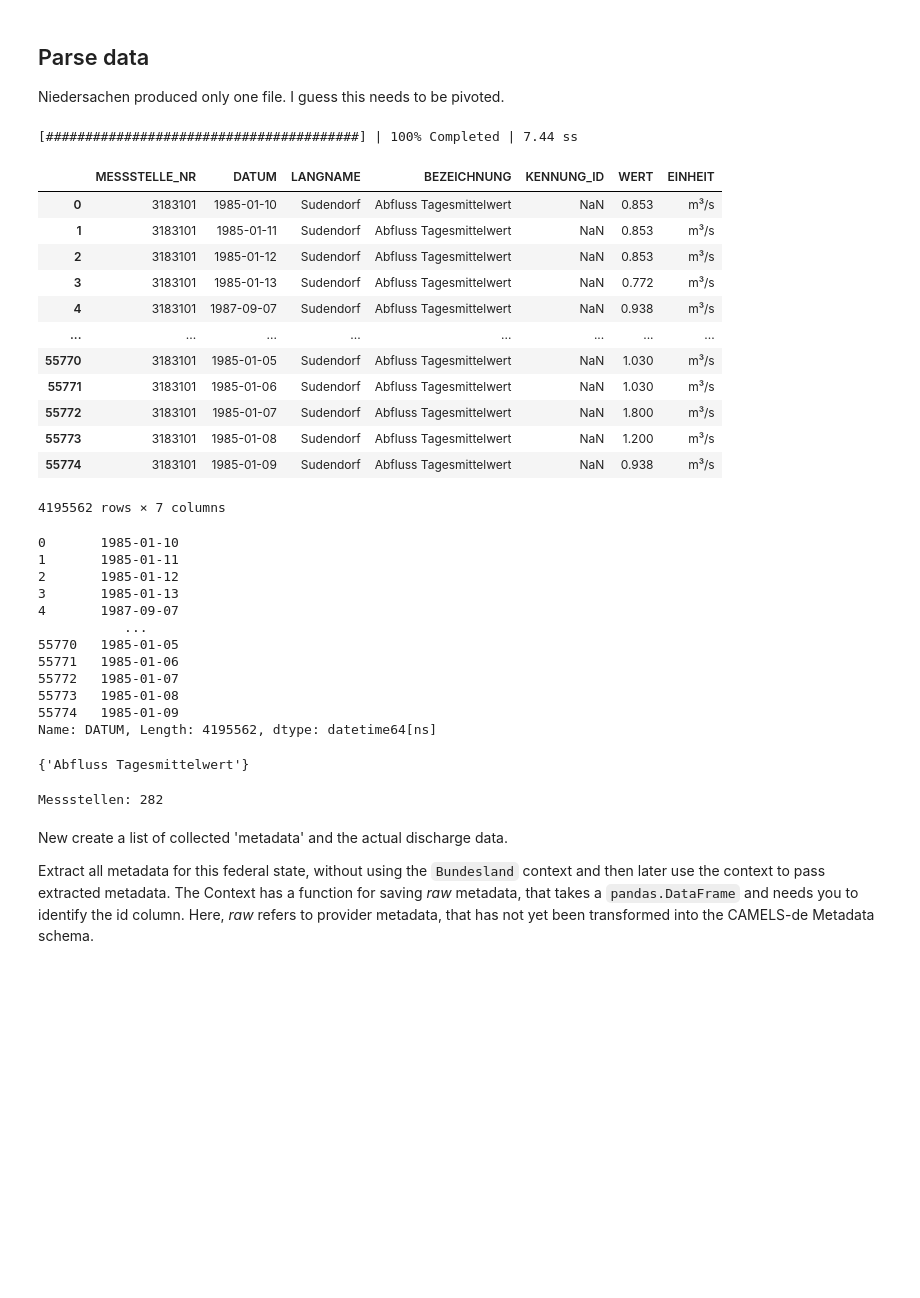
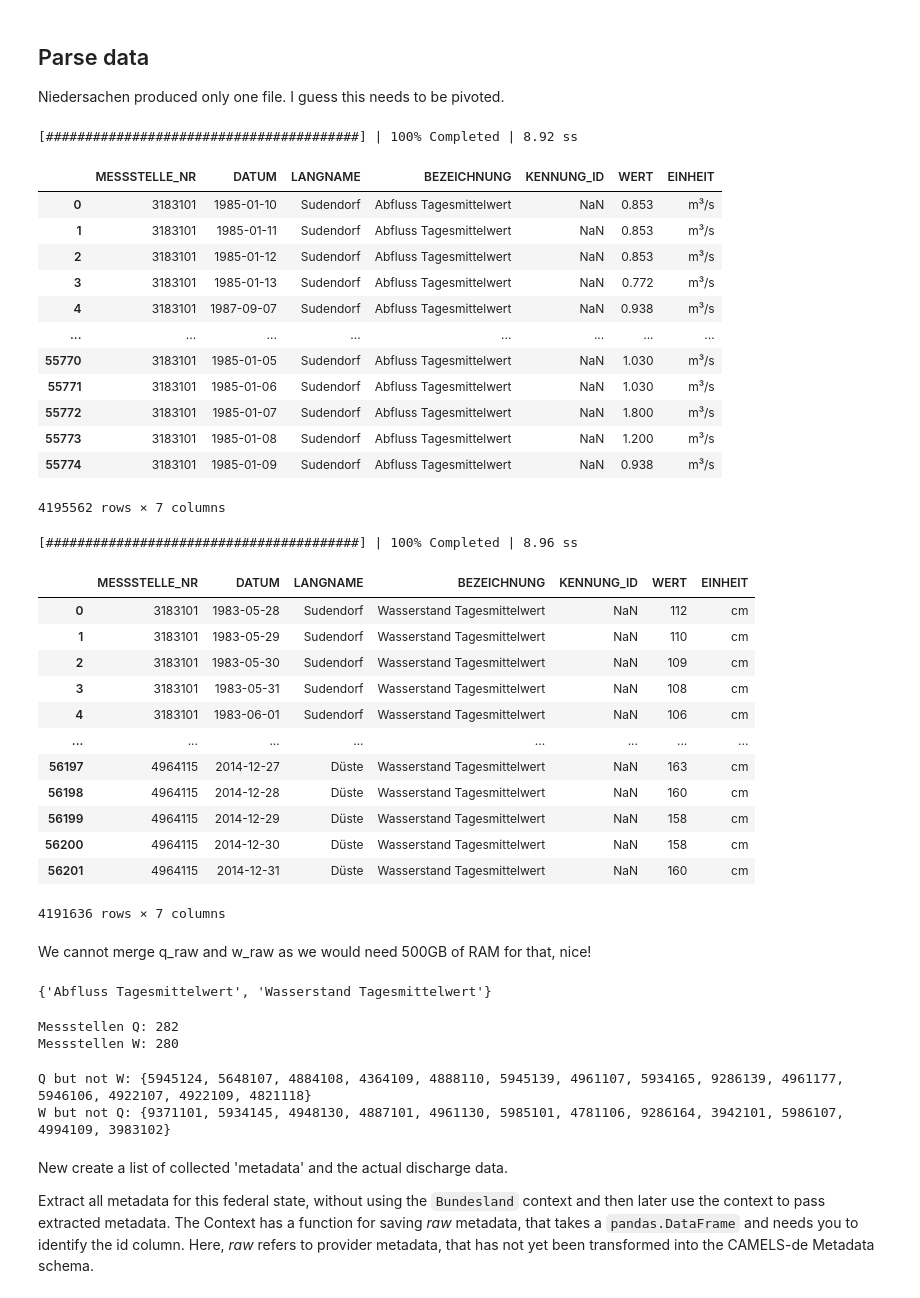
Before and after one commit to CAMELS-DE/camelsp, a Jupyter notebook: scripts/preprocess_de9.ipynb, the cells around one changed output. Cells and saved outputs as stored; diff of their text form; code cells hidden in the pictures; blank space fills up the shorter version.

```diff
--- a/scripts/preprocess_de9.ipynb
+++ b/scripts/preprocess_de9.ipynb
@@ -35,15 +36,15 @@ Niedersachen produced only one file. I guess this needs to be pivoted.
 # %%
 import dask.dataframe as dd
 from dask.diagnostics import ProgressBar
-d_raw = dd.read_csv(os.path.join(BASE, 'exp-peg-par252.csv'), encoding='latin1', sep=';', decimal=',',
+q_raw = dd.read_csv(os.path.join(BASE, 'exp-peg-par252.csv'), encoding='latin1', sep=';', decimal=',',
                     parse_dates=['DATUM'], date_format='%d.%m.%y', blocksize=4e6)
 
 with ProgressBar():
-    raw = d_raw.compute()
+    q_raw = q_raw.compute()
 
-raw
+q_raw
 # %% [output]
-[########################################] | 100% Completed | 7.44 ss
+[########################################] | 100% Completed | 8.92 ss
 |  | MESSSTELLE_NR | DATUM | LANGNAME | BEZEICHNUNG | KENNUNG_ID | WERT | EINHEIT |
 | 0 | 3183101 | 1985-01-10 | Sudendorf | Abfluss Tagesmittelwert | NaN | 0.853 | m³/s |
 | 1 | 3183101 | 1985-01-11 | Sudendorf | Abfluss Tagesmittelwert | NaN | 0.853 | m³/s |
@@ -57,38 +58,63 @@ raw
 | 55773 | 3183101 | 1985-01-08 | Sudendorf | Abfluss Tagesmittelwert | NaN | 1.200 | m³/s |
 | 55774 | 3183101 | 1985-01-09 | Sudendorf | Abfluss Tagesmittelwert | NaN | 0.938 | m³/s |
 4195562 rows × 7 columns
-# %%
-raw.DATUM
-# %% [output]
-0       1985-01-10
-1       1985-01-11
-2       1985-01-12
-3       1985-01-13
-4       1987-09-07
-           ...
-55770   1985-01-05
-55771   1985-01-06
-55772   1985-01-07
-55773   1985-01-08
-55774   1985-01-09
-Name: DATUM, Length: 4195562, dtype: datetime64[ns]
+# %%
+import dask.dataframe as dd
+from dask.diagnostics import ProgressBar
+w_raw = dd.read_csv(os.path.join(BASE, 'exp-peg-par253.csv'), encoding='latin1', sep=';', decimal=',',
+                    parse_dates=['DATUM'], date_format='%d.%m.%y', blocksize=4e6)
+
+with ProgressBar():
+    w_raw = w_raw.compute()
+
+w_raw
+# %% [output]
+[########################################] | 100% Completed | 8.96 ss
+|  | MESSSTELLE_NR | DATUM | LANGNAME | BEZEICHNUNG | KENNUNG_ID | WERT | EINHEIT |
+| 0 | 3183101 | 1983-05-28 | Sudendorf | Wasserstand Tagesmittelwert | NaN | 112 | cm |
+| 1 | 3183101 | 1983-05-29 | Sudendorf | Wasserstand Tagesmittelwert | NaN | 110 | cm |
+| 2 | 3183101 | 1983-05-30 | Sudendorf | Wasserstand Tagesmittelwert | NaN | 109 | cm |
+| 3 | 3183101 | 1983-05-31 | Sudendorf | Wasserstand Tagesmittelwert | NaN | 108 | cm |
+| 4 | 3183101 | 1983-06-01 | Sudendorf | Wasserstand Tagesmittelwert | NaN | 106 | cm |
+| ... | ... | ... | ... | ... | ... | ... | ... |
+| 56197 | 4964115 | 2014-12-27 | Düste | Wasserstand Tagesmittelwert | NaN | 163 | cm |
+| 56198 | 4964115 | 2014-12-28 | Düste | Wasserstand Tagesmittelwert | NaN | 160 | cm |
+| 56199 | 4964115 | 2014-12-29 | Düste | Wasserstand Tagesmittelwert | NaN | 158 | cm |
+| 56200 | 4964115 | 2014-12-30 | Düste | Wasserstand Tagesmittelwert | NaN | 158 | cm |
+| 56201 | 4964115 | 2014-12-31 | Düste | Wasserstand Tagesmittelwert | NaN | 160 | cm |
+4191636 rows × 7 columns
+# %% [markdown]
+We cannot merge q_raw and w_raw as we would need 500GB of RAM for that, nice!
 # %%
 # id column is MESSSTELLE_NR
 id_column = 'MESSSTELLE_NR'
 # %%
 # How many different variables are there?
 names = []
-for _, df in raw.groupby(id_column):
+for _, df in q_raw.groupby(id_column):
+    names.extend(df.BEZEICHNUNG.unique().tolist())
+for _, df in w_raw.groupby(id_column):
     names.extend(df.BEZEICHNUNG.unique().tolist())
 set(names)
 # %% [output]
-{'Abfluss Tagesmittelwert'}
+{'Abfluss Tagesmittelwert', 'Wasserstand Tagesmittelwert'}
 # %%
 # total messstellen
-N = len(raw.groupby(id_column))
-print(f"Messstellen: {N}")
+N_q = len(q_raw.groupby(id_column))
+N_w = len(w_raw.groupby(id_column))
+print(f"Messstellen Q: {N_q}\nMessstellen W: {N_w}")
 # %% [output]
-Messstellen: 282
+Messstellen Q: 282
+Messstellen W: 280
+# %%
+# print Messstellen in q but not in w and vice versa
+q_ids = set(q_raw[id_column].unique().tolist())
+w_ids = set(w_raw[id_column].unique().tolist())
+print(f"Q but not W: {q_ids - w_ids}")
+print(f"W but not Q: {w_ids - q_ids}")
+# %% [output]
+Q but not W: {5945124, 5648107, 4884108, 4364109, 4888110, 5945139, 4961107, 5934165, 9286139, 4961177, 5946106, 4922107, 4922109, 4821118}
+W but not Q: {9371101, 5934145, 4948130, 4887101, 4961130, 5985101, 4781106, 9286164, 3942101, 5986107, 4994109, 3983102}
 # %% [markdown]
 New create a list of collected 'metadata' and the actual discharge data.
 
```
Also changed, not shown: parts of 16 cells of this notebook.
